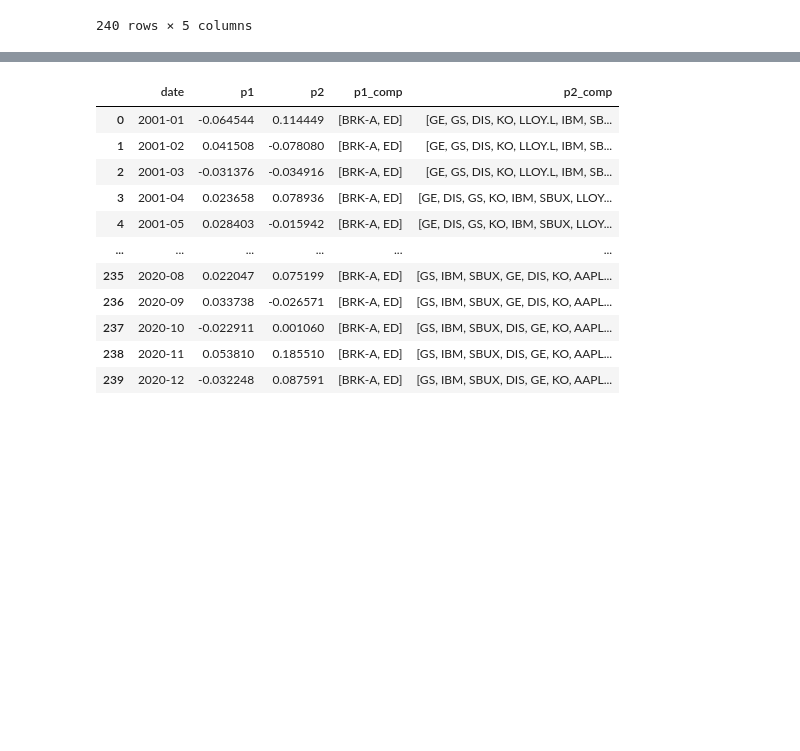
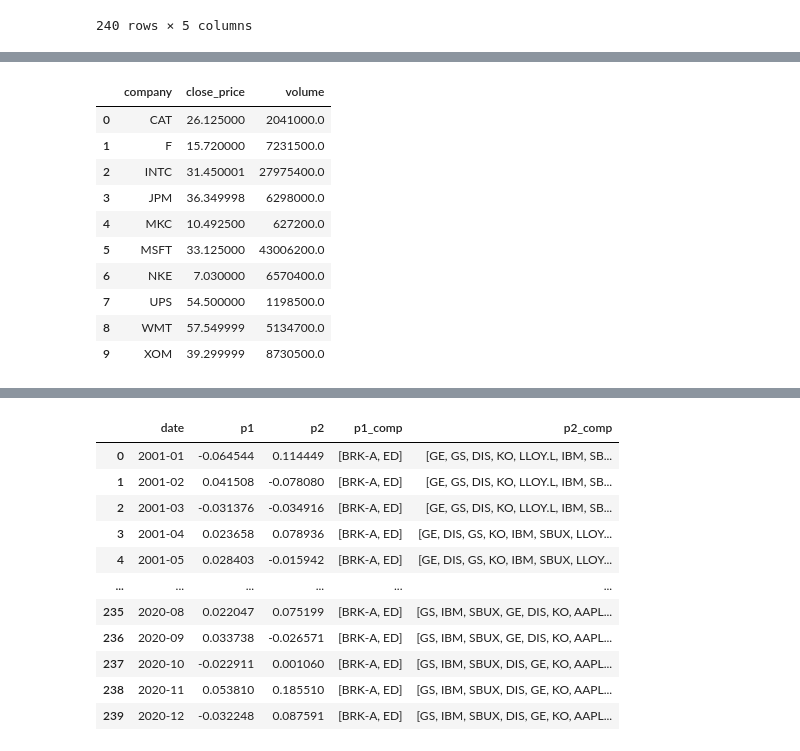
Before and after one commit to maxbranting/investment-theory, a Jupyter notebook: zadanieostatniezaj.ipynb, the cells around one changed output, grey strips where cells are left out. Saved outputs shown, nothing was run; the diff lists cells and outputs as text; code cells hidden in the pictures; blank space fills up the shorter version.

```diff
--- a/zadanieostatniezaj.ipynb
+++ b/zadanieostatniezaj.ipynb
@@ -337,0 +396,20 @@ q3
+# %%
+period = 1
+d = df.index[12]
+slice = df[(df.index >= d - period+1) & (df.index <= d)]
+period_avg = slice.groupby('company').mean()
+
+# period_avg.sort_values('volume',ascending = False).reset_index().head(small_cnt)
+period_avg.reset_index()
+# %% [output]
+|  | company | close_price | volume |
+| 0 | CAT | 26.125000 | 2041000.0 |
+| 1 | F | 15.720000 | 7231500.0 |
+| 2 | INTC | 31.450001 | 27975400.0 |
+| 3 | JPM | 36.349998 | 6298000.0 |
+| 4 | MKC | 10.492500 | 627200.0 |
+| 5 | MSFT | 33.125000 | 43006200.0 |
+| 6 | NKE | 7.030000 | 6570400.0 |
+| 7 | UPS | 54.500000 | 1198500.0 |
+| 8 | WMT | 57.549999 | 5134700.0 |
+| 9 | XOM | 39.299999 | 8730500.0 |
```
Also changed, not shown: parts of 13 cells of this notebook, 1 other file.
